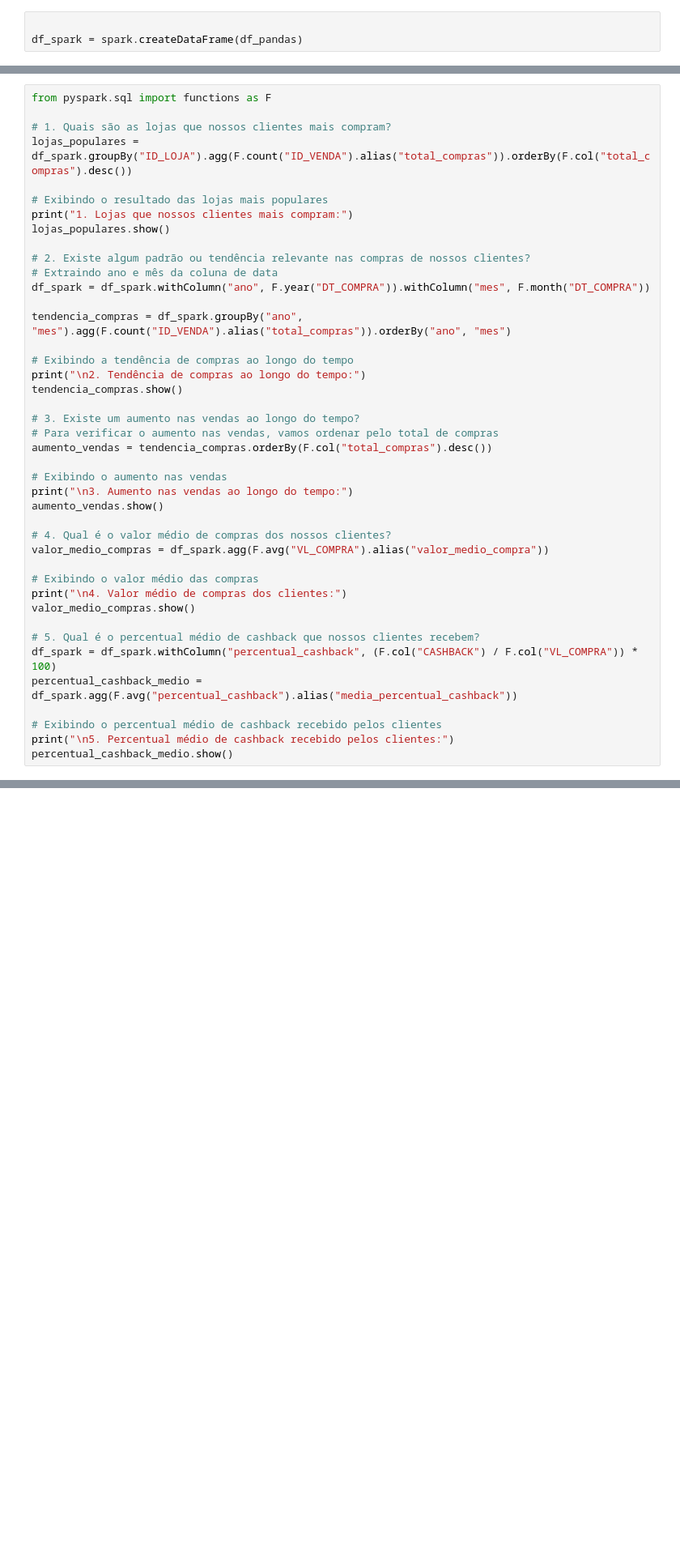
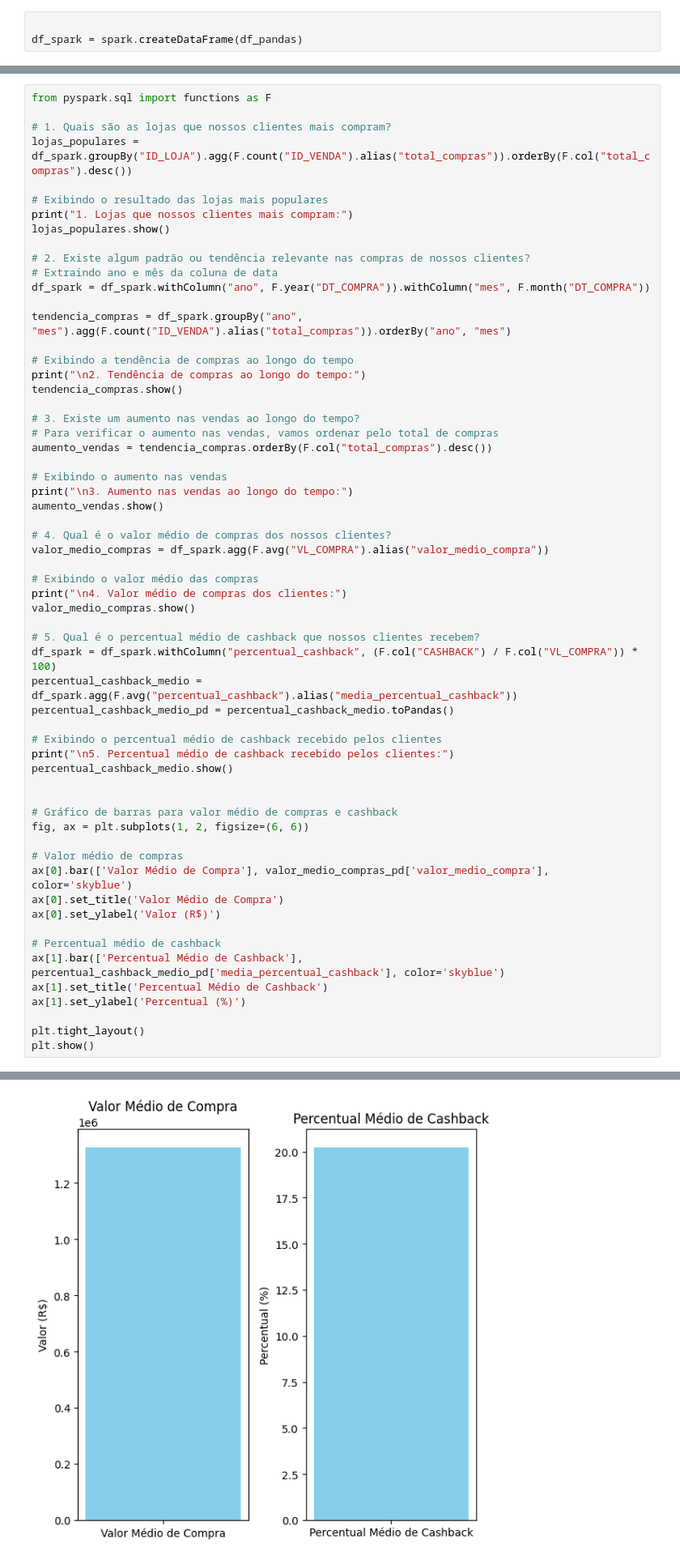
Before and after one commit to Bmartins25/Analise_de_Dados_Pyspark, a Jupyter notebook: Teste_Bruno_Inter_Dados.ipynb, the cells around one changed output, grey strips where cells are left out. Shown at 81% size. Drawn from its saved outputs; the diff is of its cells as text; blank space fills up the shorter version.

```diff
--- a/Teste_Bruno_Inter_Dados.ipynb
+++ b/Teste_Bruno_Inter_Dados.ipynb
@@ -66,30 +80,49 @@ valor_medio_compras = df_spark.agg(F.avg("VL_COMPRA").alias("valor_medio_compra"
 
 # Exibindo o valor médio das compras
 print("\n4. Valor médio de compras dos clientes:")
 valor_medio_compras.show()
 
 # 5. Qual é o percentual médio de cashback que nossos clientes recebem?
 df_spark = df_spark.withColumn("percentual_cashback", (F.col("CASHBACK") / F.col("VL_COMPRA")) * 100)
 percentual_cashback_medio = df_spark.agg(F.avg("percentual_cashback").alias("media_percentual_cashback"))
+percentual_cashback_medio_pd = percentual_cashback_medio.toPandas()
 
 # Exibindo o percentual médio de cashback recebido pelos clientes
 print("\n5. Percentual médio de cashback recebido pelos clientes:")
 percentual_cashback_medio.show()
+
+
+# Gráfico de barras para valor médio de compras e cashback
+fig, ax = plt.subplots(1, 2, figsize=(6, 6))
+
+# Valor médio de compras
+ax[0].bar(['Valor Médio de Compra'], valor_medio_compras_pd['valor_medio_compra'], color='skyblue')
+ax[0].set_title('Valor Médio de Compra')
+ax[0].set_ylabel('Valor (R$)')
+
+# Percentual médio de cashback
+ax[1].bar(['Percentual Médio de Cashback'], percentual_cashback_medio_pd['media_percentual_cashback'], color='skyblue')
+ax[1].set_title('Percentual Médio de Cashback')
+ax[1].set_ylabel('Percentual (%)')
+
+plt.tight_layout()
+plt.show()
 # %% [output]
 1. Lojas que nossos clientes mais compram:
 +-------+-------------+
 |ID_LOJA|total_compras|
 +-------+-------------+
 |  12345|       115539|
 |  54321|        27679|
 |  21345|        25192|
 |  37758|        16473|
 |  12230|        12578|
 |  35258|        12138|
 |  35344|        10618|
 |  35638|        10425|
 ... (50 lines left out)
 |media_percentual_cashback|
 +-------------------------+
 |        20.23231476873425|
 +-------------------------+
+[figure, added]
```
Also changed, not shown: parts of 4 cells of this notebook.
